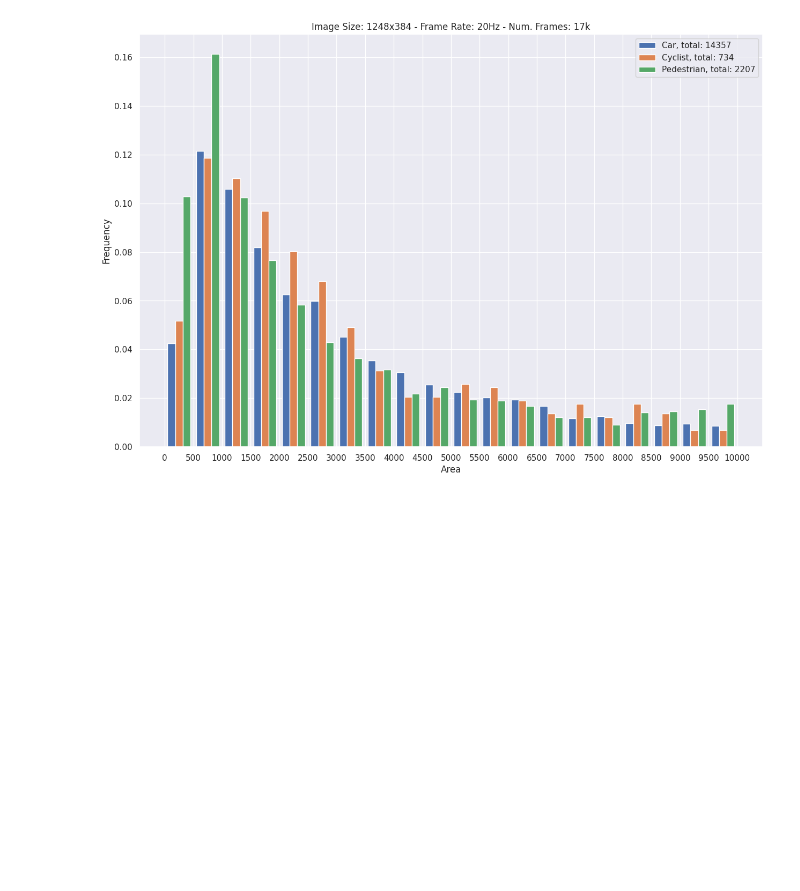
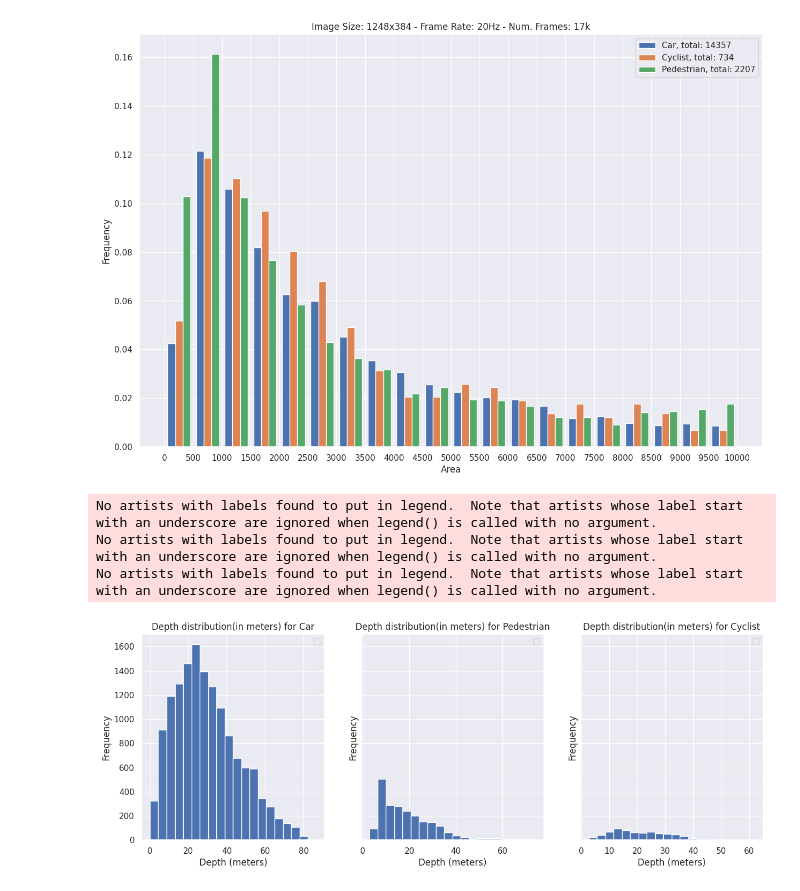
Before and after one commit to shashankag14/OpenPCDet, a Jupyter notebook: kitti_stats.ipynb, the cells around one changed output. Cells and saved outputs as stored; diff of their text form; code cells hidden in the pictures; blank space fills up the shorter version.

Commit message:
added depth distribution in kitti stats

```diff
--- a/kitti_stats.ipynb
+++ b/kitti_stats.ipynb
@@ -181,14 +163,17 @@ for (name, df) in per_obj_infos_pd.groupby('name'):
 kitti_car_length = sep_dfs['Car']['dim_x (meter)']
 kitti_car_width = sep_dfs['Car']['dim_y (meter)']
 kitti_car_height = sep_dfs['Car']['dim_z (meter)']
+kitti_car_depths = sep_dfs['Car']['loc_x (meter)']
 
 kitti_ped_length = sep_dfs['Pedestrian']['dim_x (meter)']
 kitti_ped_width = sep_dfs['Pedestrian']['dim_y (meter)']
 kitti_ped_height = sep_dfs['Pedestrian']['dim_z (meter)']
+kitti_ped_depths = sep_dfs['Pedestrian']['loc_x (meter)']
 
 kitti_cyc_length = sep_dfs['Cyclist']['dim_x (meter)']
 kitti_cyc_width = sep_dfs['Cyclist']['dim_y (meter)']
 kitti_cyc_height = sep_dfs['Cyclist']['dim_z (meter)']
+kitti_cyc_depths = sep_dfs['Cyclist']['loc_x (meter)']
 
 print("Car Height min/max:", kitti_car_height.min(), kitti_car_height.max(),
     "Car Width min/max:", kitti_car_width.min(), kitti_car_width.max(),
@@ -283,3 +267,31 @@ plt.legend()
 plt.savefig(os.path.join(save_plots_dir,"area_distribution.png"))
 # %% [output]
 [figure]
+# %%
+f, (ax1, ax2, ax3) = plt.subplots(1, 3, sharey=False, figsize=(15,5))
+
+ax1.hist(kitti_car_depths, bins=20)
+ax1.set_title("Depth distribution(in meters) for Car")
+ax1.set_ylabel("Frequency")
+ax1.set_xlabel("Depth (meters)")
+ax1.legend(loc='upper right')
+
+ax2.hist(kitti_ped_depths, bins=20)
+ax2.set_title("Depth distribution(in meters) for Pedestrian")
+ax2.set_ylabel("Frequency")
+ax2.set_xlabel("Depth (meters)")
+ax2.legend(loc='upper right')
+
+ax3.hist(kitti_cyc_depths, bins=20)
+ax3.set_title("Depth distribution(in meters) for Cyclist")
+ax3.set_ylabel("Frequency")
+ax3.set_xlabel("Depth (meters)")
+ax3.legend(loc='upper right')
+
+plt.tight_layout()
+plt.savefig(os.path.join(save_plots_dir, 'depth_distribution.png'))
+# %% [output]
+No artists with labels found to put in legend.  Note that artists whose label start with an underscore are ignored when legend() is called with no argument.
+No artists with labels found to put in legend.  Note that artists whose label start with an underscore are ignored when legend() is called with no argument.
+No artists with labels found to put in legend.  Note that artists whose label start with an underscore are ignored when legend() is called with no argument.
+[figure, added]
```
Also changed, not shown: parts of 2 cells of this notebook, 1 other file.
